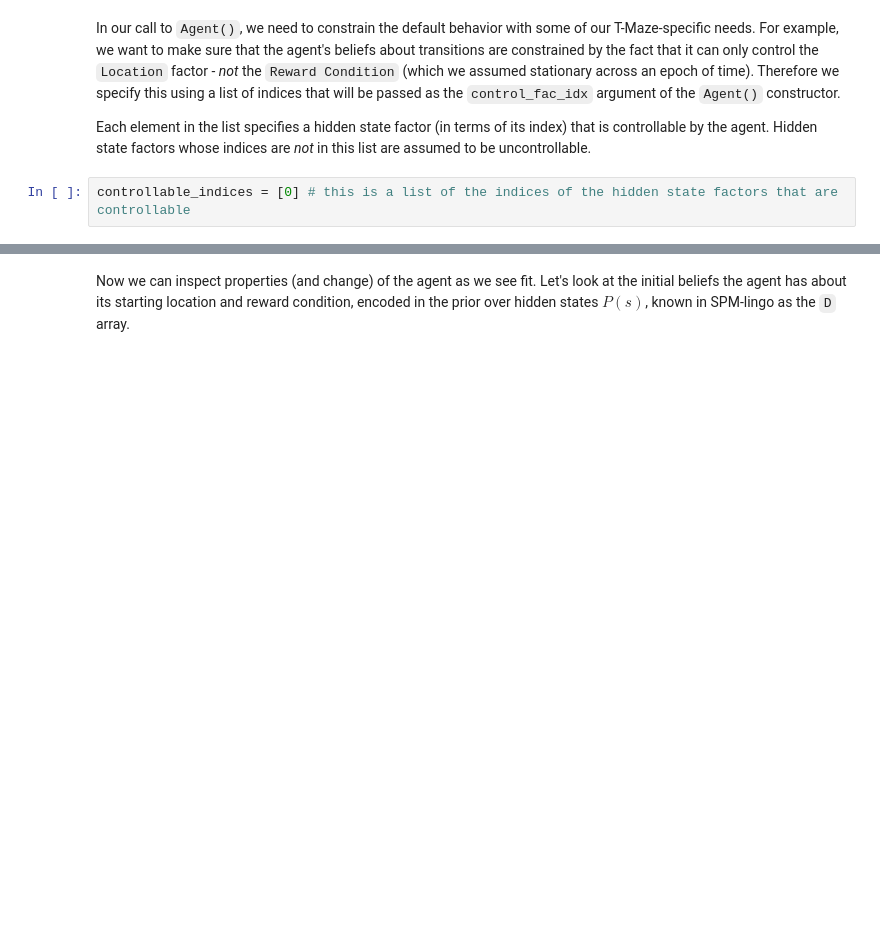
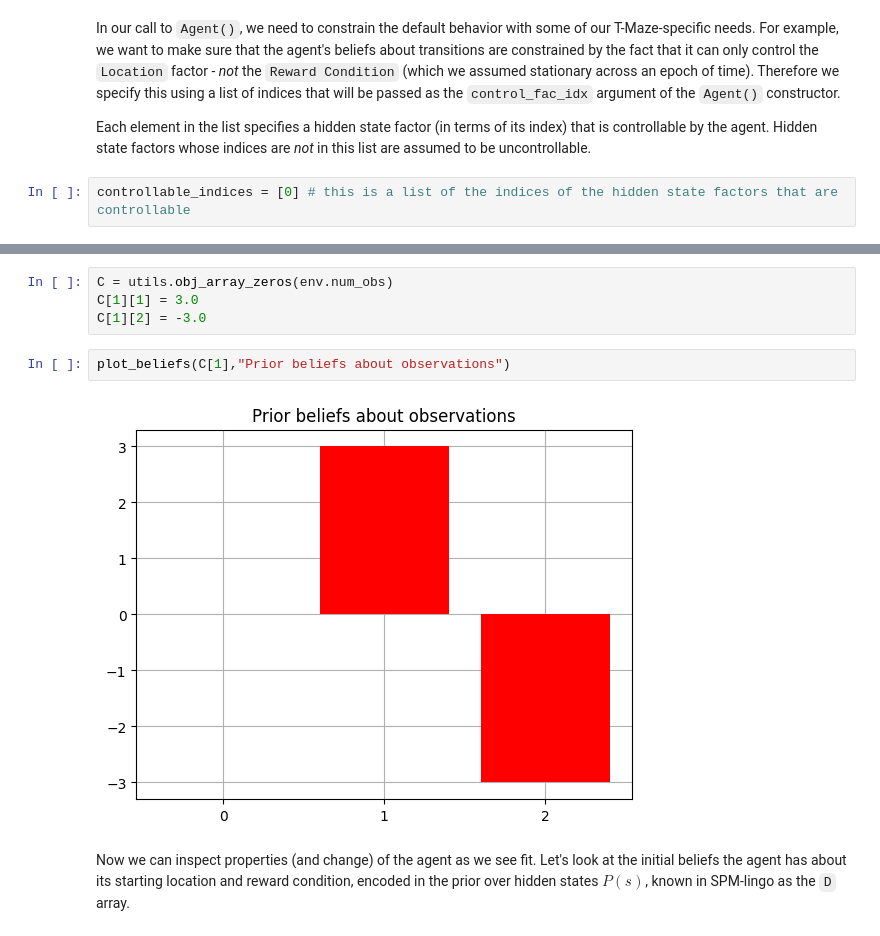
Before and after one commit to sriharshakoribille/aif-playground, a Jupyter notebook: scripts/notebooks/flake_demo.ipynb, the cells around one changed output, grey strips where cells are left out. Cells and saved outputs as stored; diff of their text form; blank space fills up the shorter version.

```diff
--- a/scripts/notebooks/flake_demo.ipynb
+++ b/scripts/notebooks/flake_demo.ipynb
@@ -149,3 +158,11 @@ agent = Agent(A=A_gm, B=B_gm, control_fac_idx=controllable_indices)
+# %%
+C = utils.obj_array_zeros(env.num_obs)
+C[1][1] = 3.0
+C[1][2] = -3.0
+# %%
+plot_beliefs(C[1],"Prior beliefs about observations")
+# %% [output]
+[figure, added]
 # %% [markdown]
 Now we can inspect properties (and change) of the agent as we see fit. Let's look at the initial beliefs the agent has about its starting location and reward condition, encoded in the prior over hidden states $P(s)$, known in SPM-lingo as the `D` array.
 # %% [markdown]
```
Also changed, not shown: parts of 25 cells of this notebook, 2 other files.
